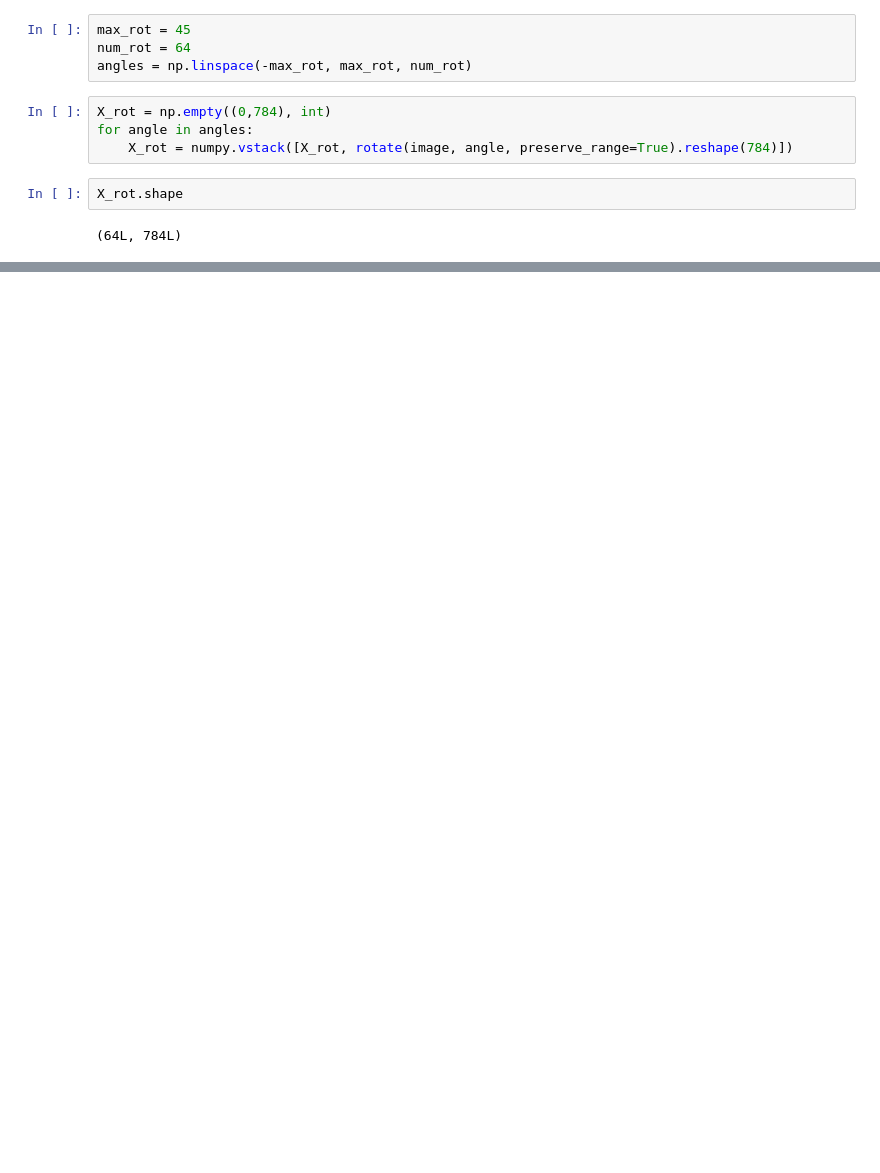
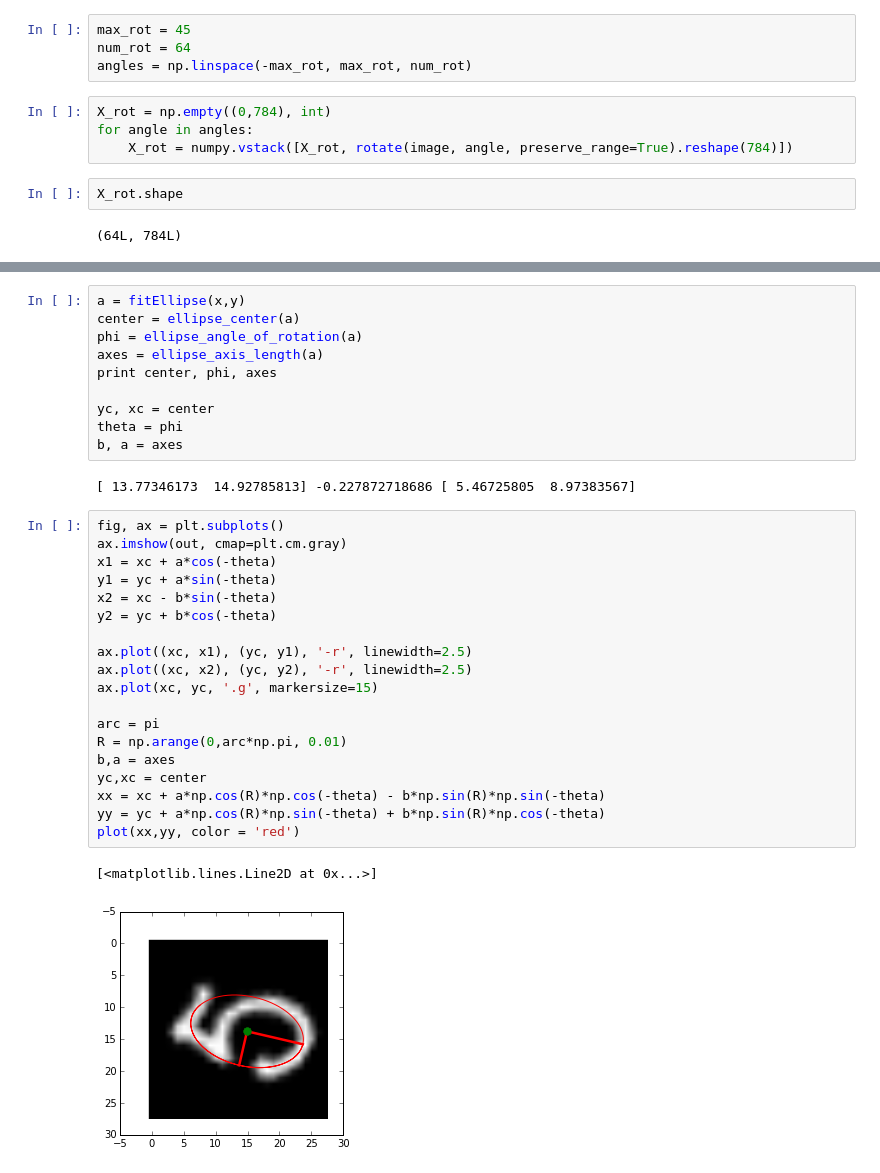
Before and after one commit to inmidvideo/kaggle-mnist, a Jupyter notebook: python/mnist_image.ipynb, the cells around one changed output, grey strips where cells are left out. Cells and saved outputs as stored; diff of their text form; blank space fills up the shorter version.

```diff
--- a/python/mnist_image.ipynb
+++ b/python/mnist_image.ipynb
@@ -83,0 +110,34 @@ ax.plot(xc, yc, '.g', markersize=15)
+# %%
+a = fitEllipse(x,y)
+center = ellipse_center(a)
+phi = ellipse_angle_of_rotation(a)
+axes = ellipse_axis_length(a)
+print center, phi, axes
+
+yc, xc = center
+theta = phi
+b, a = axes
+# %% [output]
+[ 13.77346173  14.92785813] -0.227872718686 [ 5.46725805  8.97383567]
+# %%
+fig, ax = plt.subplots()
+ax.imshow(out, cmap=plt.cm.gray)
+x1 = xc + a*cos(-theta)
+y1 = yc + a*sin(-theta)
+x2 = xc - b*sin(-theta)
+y2 = yc + b*cos(-theta)
+
+ax.plot((xc, x1), (yc, y1), '-r', linewidth=2.5)
+ax.plot((xc, x2), (yc, y2), '-r', linewidth=2.5)
+ax.plot(xc, yc, '.g', markersize=15)
+
+arc = pi
+R = np.arange(0,arc*np.pi, 0.01)
+b,a = axes
+yc,xc = center
+xx = xc + a*np.cos(R)*np.cos(-theta) - b*np.sin(R)*np.sin(-theta)
+yy = yc + a*np.cos(R)*np.sin(-theta) + b*np.sin(R)*np.cos(-theta)
+plot(xx,yy, color = 'red')
+# %% [output]
+[<matplotlib.lines.Line2D at 0x...>]
+[figure, added]
```
Also changed, not shown: parts of 10 cells of this notebook, 5 other files.
